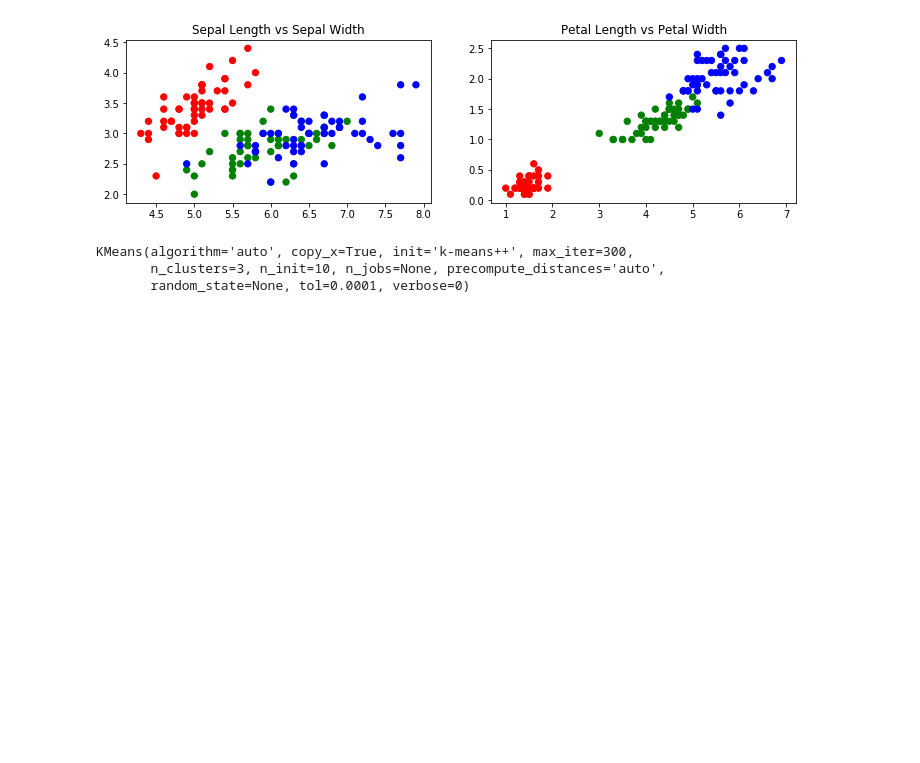
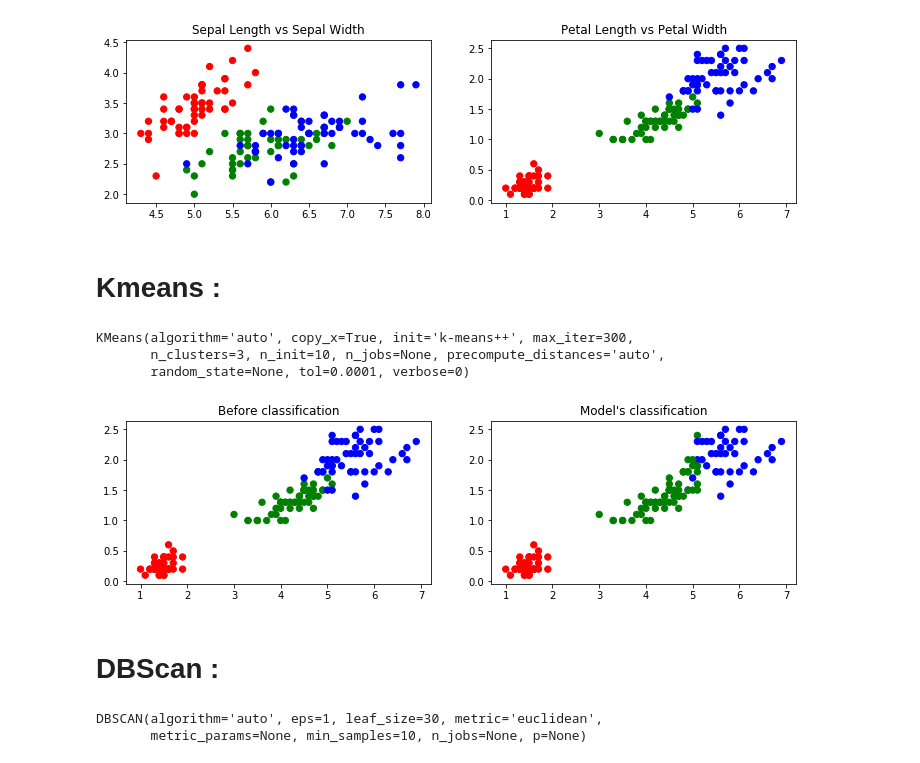
Before and after one commit to AlirezaAzadbakht/iris-Clustering, a Jupyter notebook: irisGoldFeature.ipynb, the cells around one changed output. Drawn from its saved outputs; the diff is of its cells as text; code cells hidden in the pictures; blank space fills up the shorter version.

```diff
--- a/irisGoldFeature.ipynb
+++ b/irisGoldFeature.ipynb
@@ -86,6 +56,28 @@ plt.title('Petal Length vs Petal Width')
 # %% [output]
 Text(0.5, 1.0, 'Petal Length vs Petal Width')
 [figure]
+# %%
+def plotMe(lables):
+  #Start with a plot figure of size 12 units wide & 3 units tall
+  plt.figure(figsize=(12,3))
+
+  # Create an array of three colours, one for each species.
+  colors = np.array(['red', 'green', 'blue'])
+
+  # The fudge to reorder the cluster ids.
+  predictedY = np.choose(lables, [1, 0, 2]).astype(np.int64)
+
+  # Plot the classifications that we saw earlier between Petal Length and Petal Width
+  plt.subplot(1, 2, 1)
+  plt.scatter(x['Petal Length'], x['Petal Width'], c=colors[y['Target']], s=40)
+  plt.title('Before classification')
+
+  # Plot the classifications according to the model
+  plt.subplot(1, 2, 2)
+  plt.scatter(x['Petal Length'], x['Petal Width'], c=colors[predictedY], s=40)
+  plt.title("Model's classification")
+# %% [markdown]
+# Kmeans :
 # %%
 KmeansModel = KMeans(n_clusters=3)
 KmeansModel.fit(x)
@@ -93,3 +85,15 @@ KmeansModel.fit(x)
 KMeans(algorithm='auto', copy_x=True, init='k-means++', max_iter=300,
        n_clusters=3, n_init=10, n_jobs=None, precompute_distances='auto',
        random_state=None, tol=0.0001, verbose=0)
+# %%
+plotMe(KmeansModel.labels_)
+# %% [output]
+[figure, added]
+# %% [markdown]
+# DBScan :
+# %%
+DBscanModel = DBSCAN(eps=1, min_samples=10)
+DBscanModel.fit(x)
+# %% [output]
+DBSCAN(algorithm='auto', eps=1, leaf_size=30, metric='euclidean',
+       metric_params=None, min_samples=10, n_jobs=None, p=None)
```
Also changed, not shown: parts of 17 cells of this notebook.
